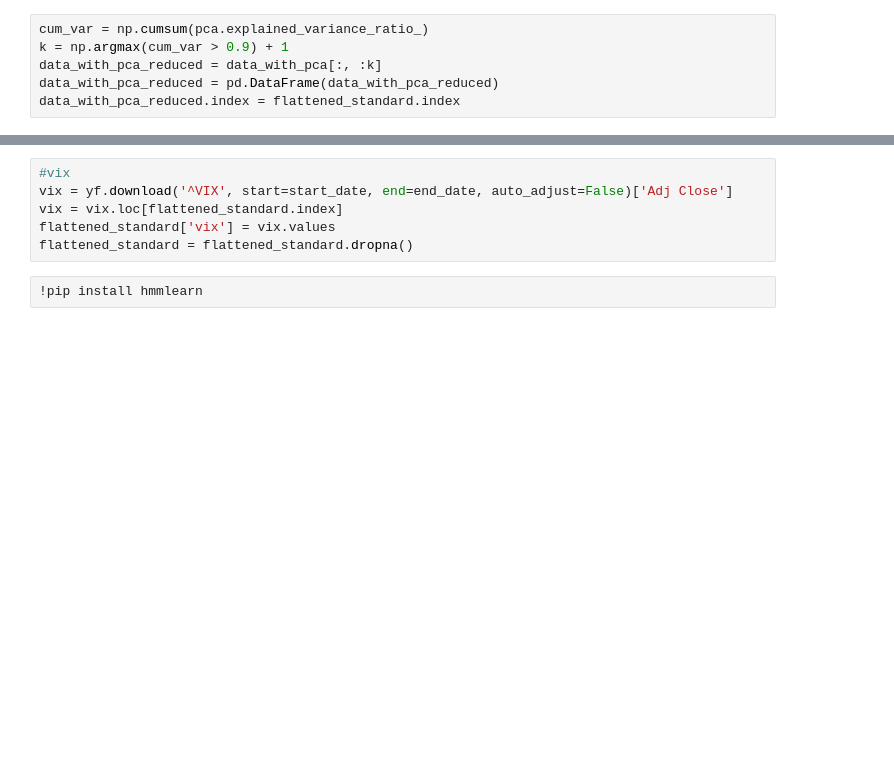
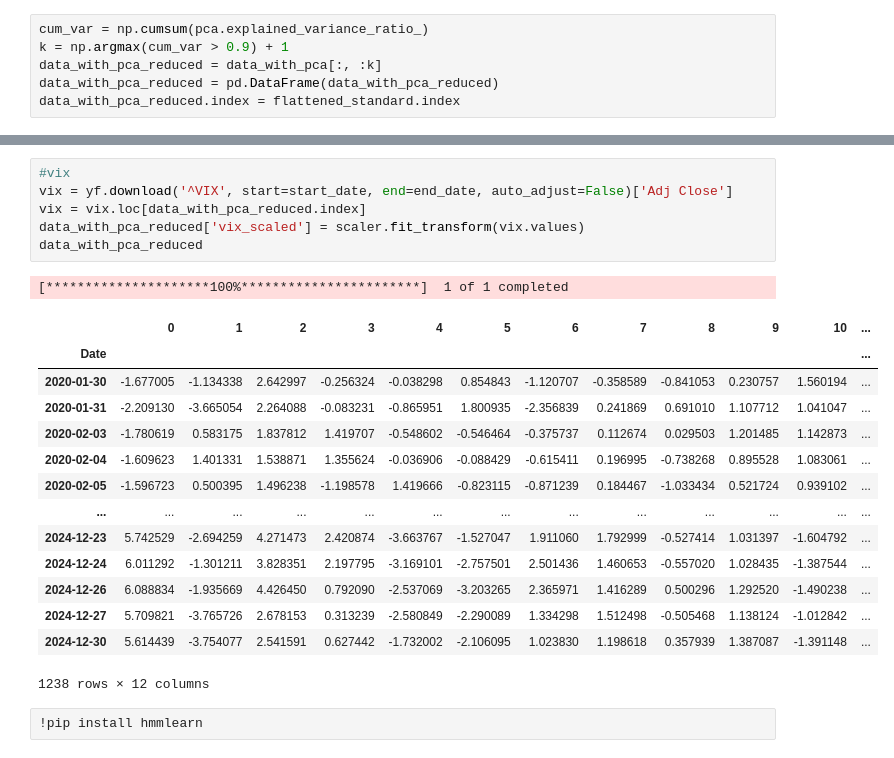
Before and after one commit to suryasridhar/regime-detection-and-optimization, a Jupyter notebook: ETF_HMM_Regime.ipynb, the cells around one changed output, grey strips where cells are left out. Drawn from its saved outputs; the diff is of its cells as text; blank space fills up the shorter version.

```diff
--- a/ETF_HMM_Regime.ipynb
+++ b/ETF_HMM_Regime.ipynb
@@ -216,9 +217,25 @@ data_with_pca_reduced
 # %%
 #vix
 vix = yf.download('^VIX', start=start_date, end=end_date, auto_adjust=False)['Adj Close']
-vix = vix.loc[flattened_standard.index]
-flattened_standard['vix'] = vix.values
-flattened_standard = flattened_standard.dropna()
+vix = vix.loc[data_with_pca_reduced.index]
+data_with_pca_reduced['vix_scaled'] = scaler.fit_transform(vix.values)
+data_with_pca_reduced
+# %% [output]
+[*********************100%***********************]  1 of 1 completed
+|  | 0 | 1 | 2 | 3 | 4 | 5 | 6 | 7 | 8 | 9 | 10 | ... |
+| Date |  |  |  |  |  |  |  |  |  |  |  | ... |
+| 2020-01-30 | -1.677005 | -1.134338 | 2.642997 | -0.256324 | -0.038298 | 0.854843 | -1.120707 | -0.358589 | -0.841053 | 0.230757 | 1.560194 | ... |
+| 2020-01-31 | -2.209130 | -3.665054 | 2.264088 | -0.083231 | -0.865951 | 1.800935 | -2.356839 | 0.241869 | 0.691010 | 1.107712 | 1.041047 | ... |
+| 2020-02-03 | -1.780619 | 0.583175 | 1.837812 | 1.419707 | -0.548602 | -0.546464 | -0.375737 | 0.112674 | 0.029503 | 1.201485 | 1.142873 | ... |
+| 2020-02-04 | -1.609623 | 1.401331 | 1.538871 | 1.355624 | -0.036906 | -0.088429 | -0.615411 | 0.196995 | -0.738268 | 0.895528 | 1.083061 | ... |
+| 2020-02-05 | -1.596723 | 0.500395 | 1.496238 | -1.198578 | 1.419666 | -0.823115 | -0.871239 | 0.184467 | -1.033434 | 0.521724 | 0.939102 | ... |
+| ... | ... | ... | ... | ... | ... | ... | ... | ... | ... | ... | ... | ... |
+| 2024-12-23 | 5.742529 | -2.694259 | 4.271473 | 2.420874 | -3.663767 | -1.527047 | 1.911060 | 1.792999 | -0.527414 | 1.031397 | -1.604792 | ... |
+| 2024-12-24 | 6.011292 | -1.301211 | 3.828351 | 2.197795 | -3.169101 | -2.757501 | 2.501436 | 1.460653 | -0.557020 | 1.028435 | -1.387544 | ... |
+| 2024-12-26 | 6.088834 | -1.935669 | 4.426450 | 0.792090 | -2.537069 | -3.203265 | 2.365971 | 1.416289 | 0.500296 | 1.292520 | -1.490238 | ... |
+| 2024-12-27 | 5.709821 | -3.765726 | 2.678153 | 0.313239 | -2.580849 | -2.290089 | 1.334298 | 1.512498 | -0.505468 | 1.138124 | -1.012842 | ... |
+| 2024-12-30 | 5.614439 | -3.754077 | 2.541591 | 0.627442 | -1.732002 | -2.106095 | 1.023830 | 1.198618 | 0.357939 | 1.387087 | -1.391148 | ... |
+1238 rows × 12 columns
 # %%
 !pip install hmmlearn
 # %% [output]
```
Also changed, not shown: parts of 6 cells of this notebook.
